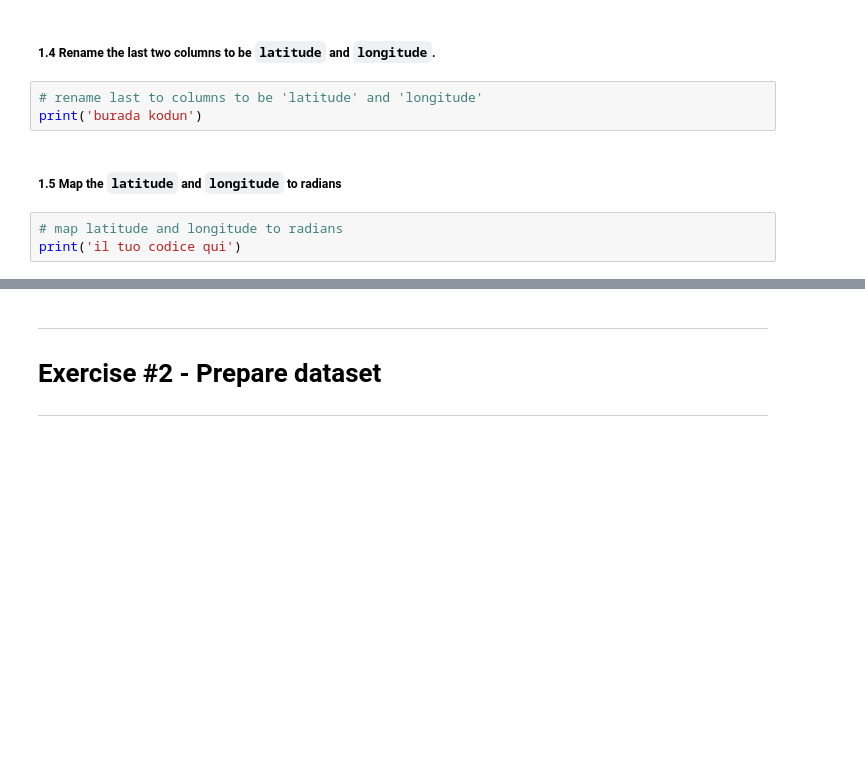
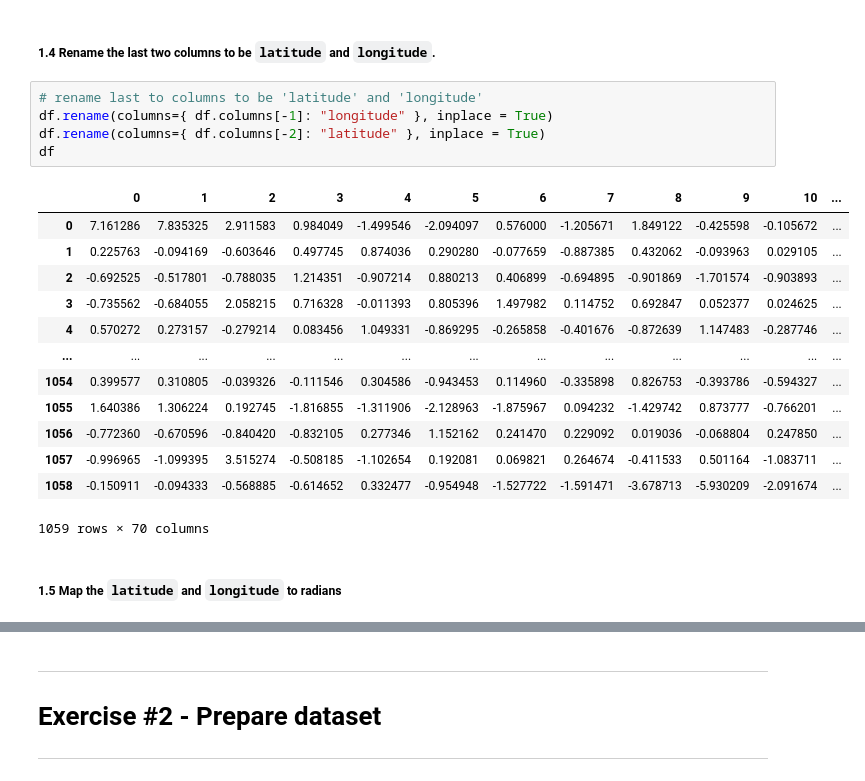
Before and after one commit to teemal/machine_learning_and_data_mining, a Jupyter notebook: Activity_13.ipynb, the cells around one changed output, grey strips where cells are left out. Cells and saved outputs as stored; diff of their text form; blank space fills up the shorter version.

```diff
--- a/Activity_13.ipynb
+++ b/Activity_13.ipynb
@@ -73,9 +88,22 @@ print('votre code ici')
 ##### 1.4 Rename the last two columns to be `latitude` and `longitude`.
 # %%
 # rename last to columns to be 'latitude' and 'longitude'
-print('burada kodun')
+df.rename(columns={ df.columns[-1]: "longitude" }, inplace = True)
+df.rename(columns={ df.columns[-2]: "latitude" }, inplace = True)
+df
+# %% [output]
+|  | 0 | 1 | 2 | 3 | 4 | 5 | 6 | 7 | 8 | 9 | 10 | ... |
+| 0 | 7.161286 | 7.835325 | 2.911583 | 0.984049 | -1.499546 | -2.094097 | 0.576000 | -1.205671 | 1.849122 | -0.425598 | -0.105672 | ... |
+| 1 | 0.225763 | -0.094169 | -0.603646 | 0.497745 | 0.874036 | 0.290280 | -0.077659 | -0.887385 | 0.432062 | -0.093963 | 0.029105 | ... |
+| 2 | -0.692525 | -0.517801 | -0.788035 | 1.214351 | -0.907214 | 0.880213 | 0.406899 | -0.694895 | -0.901869 | -1.701574 | -0.903893 | ... |
+| 3 | -0.735562 | -0.684055 | 2.058215 | 0.716328 | -0.011393 | 0.805396 | 1.497982 | 0.114752 | 0.692847 | 0.052377 | 0.024625 | ... |
+| 4 | 0.570272 | 0.273157 | -0.279214 | 0.083456 | 1.049331 | -0.869295 | -0.265858 | -0.401676 | -0.872639 | 1.147483 | -0.287746 | ... |
+| ... | ... | ... | ... | ... | ... | ... | ... | ... | ... | ... | ... | ... |
+| 1054 | 0.399577 | 0.310805 | -0.039326 | -0.111546 | 0.304586 | -0.943453 | 0.114960 | -0.335898 | 0.826753 | -0.393786 | -0.594327 | ... |
+| 1055 | 1.640386 | 1.306224 | 0.192745 | -1.816855 | -1.311906 | -2.128963 | -1.875967 | 0.094232 | -1.429742 | 0.873777 | -0.766201 | ... |
+| 1056 | -0.772360 | -0.670596 | -0.840420 | -0.832105 | 0.277346 | 1.152162 | 0.241470 | 0.229092 | 0.019036 | -0.068804 | 0.247850 | ... |
+| 1057 | -0.996965 | -1.099395 | 3.515274 | -0.508185 | -1.102654 | 0.192081 | 0.069821 | 0.264674 | -0.411533 | 0.501164 | -1.083711 | ... |
+| 1058 | -0.150911 | -0.094333 | -0.568885 | -0.614652 | 0.332477 | -0.954948 | -1.527722 | -1.591471 | -3.678713 | -5.930209 | -2.091674 | ... |
+1059 rows × 70 columns
 # %% [markdown]
 ##### 1.5 Map the `latitude` and `longitude` to radians
-# %%
-# map latitude and longitude to radians
-print('il tuo codice qui')
```
Also changed, not shown: parts of 16 cells of this notebook.
